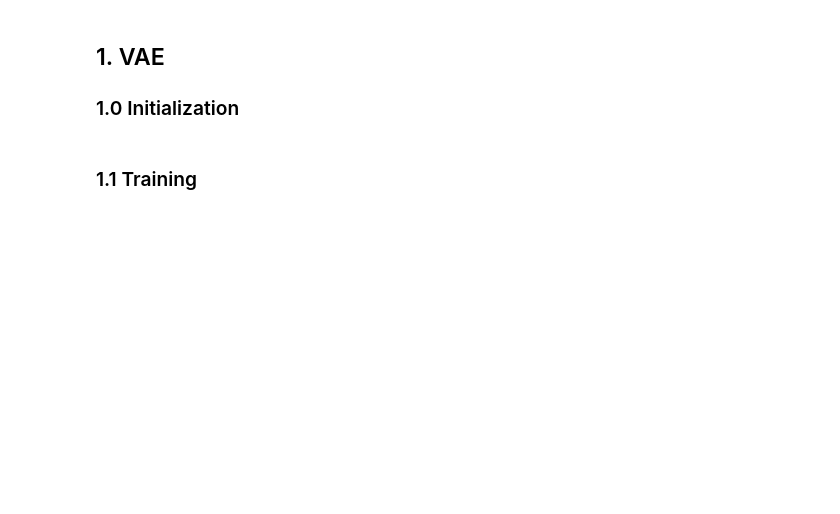
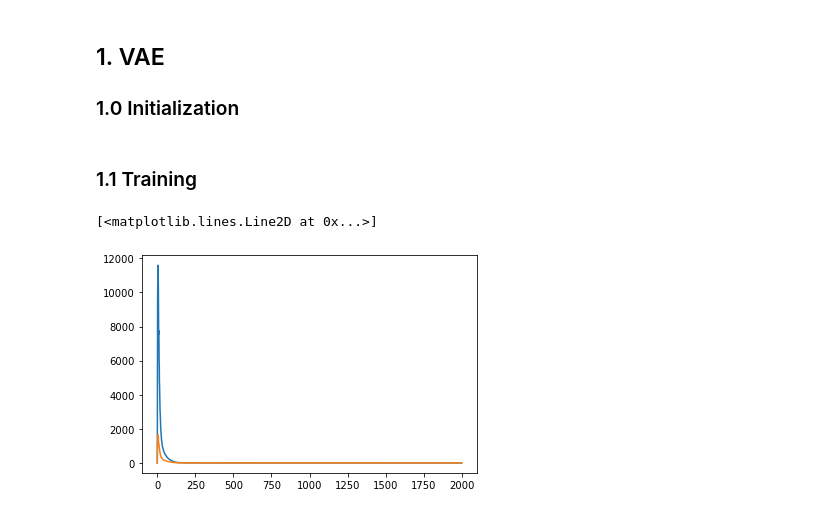
Before and after one commit to davidberger2785/Model-selection-for-causal-inference, a Jupyter notebook: analyse.ipynb, the cells around one changed output. Drawn from its saved outputs; the diff is of its cells as text; code cells hidden in the pictures; blank space fills up the shorter version.

```diff
--- a/analyse.ipynb
+++ b/analyse.ipynb
@@ -55,0 +24,14 @@ valid = preprocessing(treatments[train_size:, :], outcomes[train_size:, :], conf
+# %%
+nb_obs = 1e3
+seq_len = 50
+order = 2   # ordre associe au modele arma
+confounder_distribution = 'normal'
+mu_noise, sigma_noise = 0, .01**2
+theta = 0.5
+sigma_confounder=2
+poisson_par = 0.
+
+nb_treatments = 2   # nombre traitements que l'on veut considerer dans l'etude
+
+start = 4
+batch_size = 256
@@ -60,12 +79,21 @@ valid = preprocessing(treatments[train_size:, :], outcomes[train_size:, :], conf
 ### 1.0 Initialization
 # %%
 lr = 1e-3
-nb_epoch = 1000
+nb_epoch = 2000
+kl_coef = .000
+kl_begin, kl_end = 1000, 1500
 
-vae = VAE(a_dim=nb_treatments, latent_dim=nb_dim)
-params = vae.parameters()
+cvae = CVAE(a_dim=nb_treatments, y_dim=nb_treatments+order-1, latent_dim=1, order=order,
+            kl_coef=kl_coef, kl_begin=kl_begin, kl_end=kl_end)
+params = cvae.parameters()
 optimizer = Adam(params, lr=lr)
 # %% [markdown]
 ### 1.1 Training
 # %%
-model_stack, loss_train_stack, loss_valid_stack = training(train, valid, vae, optimizer, nb_epoch)
+models, loss_train_stack, loss_valid_stack, recon_train_stack, recon_valid_stack, kl_train_stack, kl_valid_stack, err_train, err_valid = training(train, valid, cvae, optimizer, nb_epoch)
+# %%
+plt.plot(loss_train_stack)
+plt.plot(loss_valid_stack)
+# %% [output]
+[<matplotlib.lines.Line2D at 0x...>]
+[figure, added]
```
Also changed, not shown: parts of 30 cells of this notebook.
